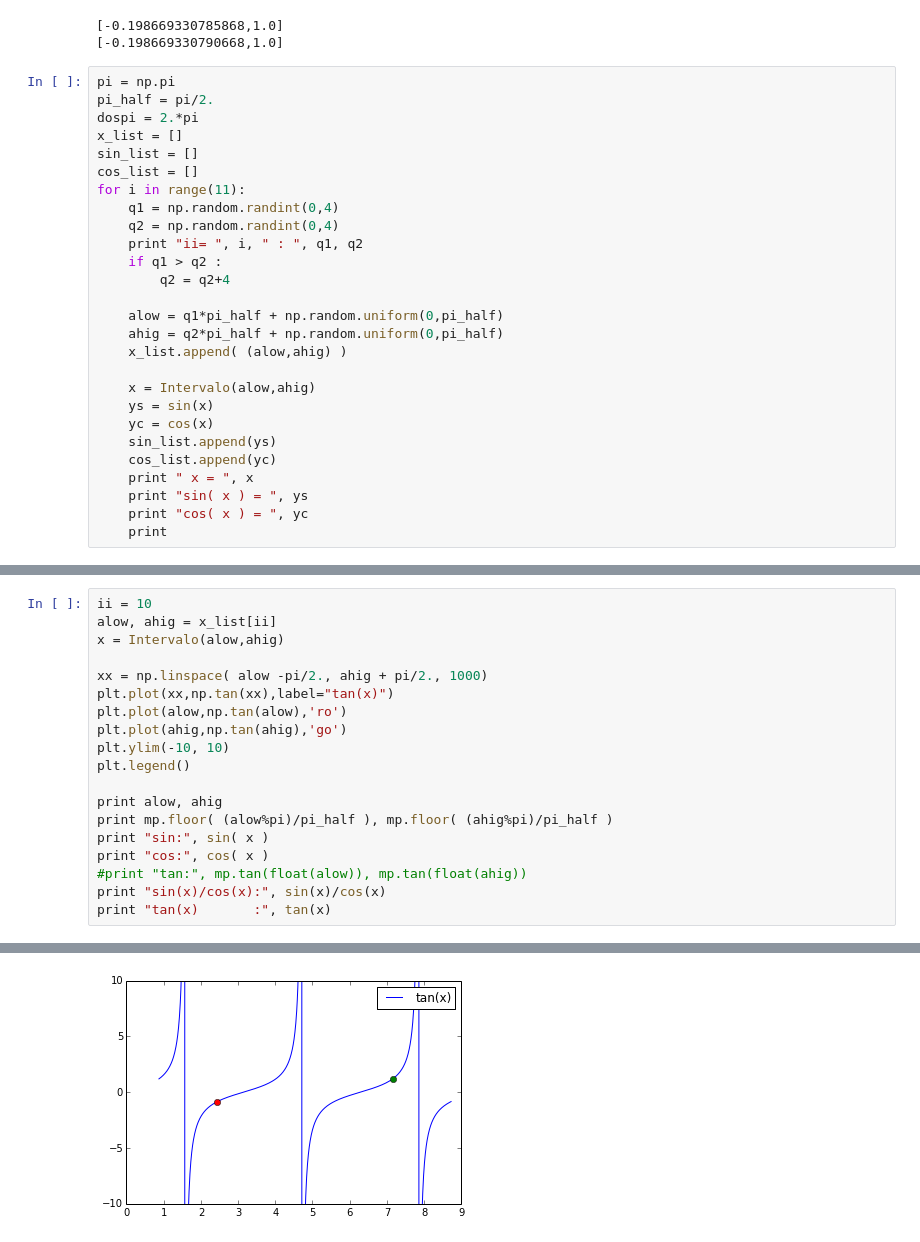
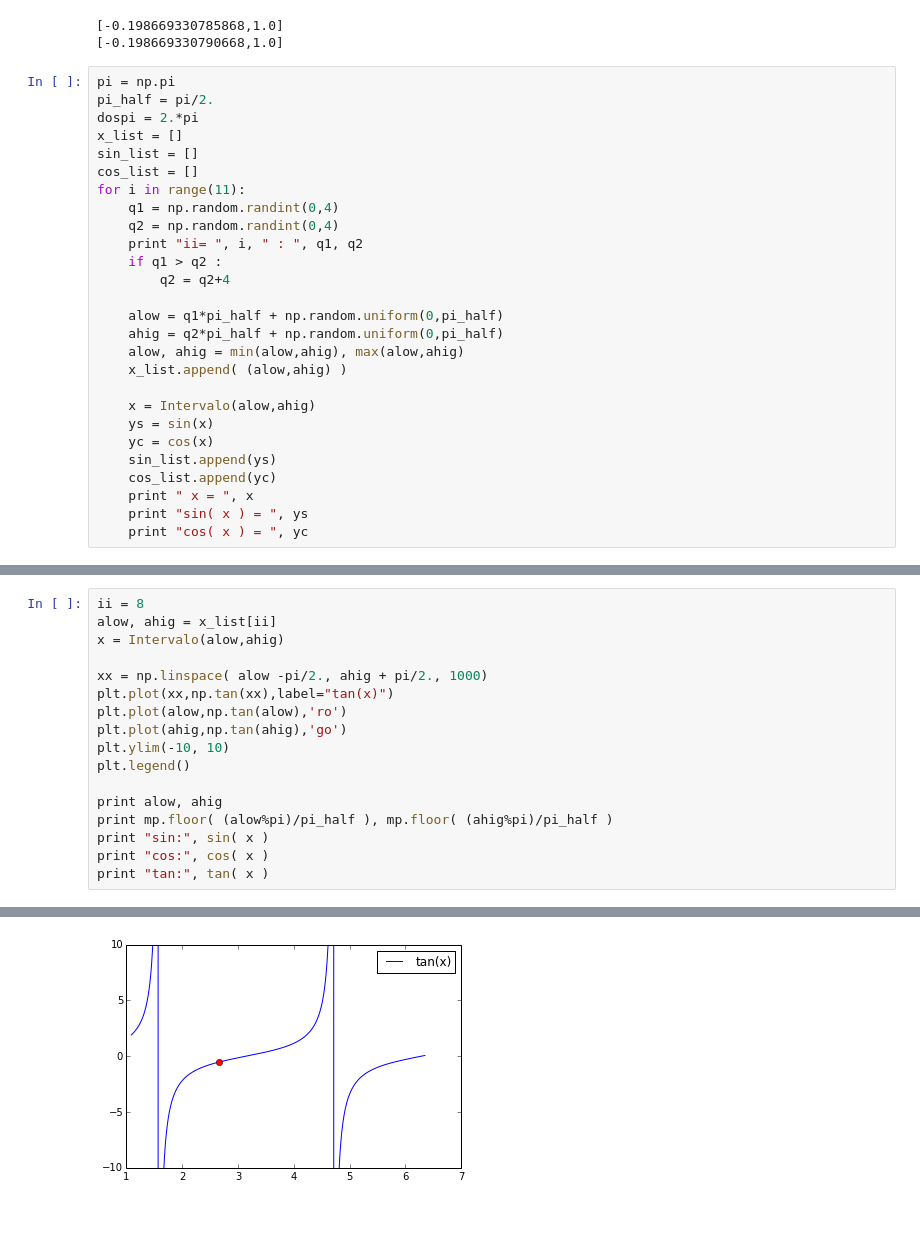
Before and after one commit to dpsanders/interval_arithmetic, a Jupyter notebook: Test_SinCos.ipynb, the cells around one changed output, grey strips where cells are left out. Drawn from its saved outputs; the diff is of its cells as text.

```diff
--- a/Test_SinCos.ipynb
+++ b/Test_SinCos.ipynb
@@ -69,6 +70,7 @@ for i in range(11):
 
     alow = q1*pi_half + np.random.uniform(0,pi_half)
     ahig = q2*pi_half + np.random.uniform(0,pi_half)
+    alow, ahig = min(alow,ahig), max(alow,ahig)
     x_list.append( (alow,ahig) )
 
     x = Intervalo(alow,ahig)
@@ -79,5 +81,4 @@ for i in range(11):
     print " x = ", x
     print "sin( x ) = ", ys
     print "cos( x ) = ", yc
-    print
 # %% [output]
@@ -128,5 +131,5 @@ Intervalo [mpf('-1.0'),mpf('1.0')]
 # %%
-ii = 10
+ii = 8
 alow, ahig = x_list[ii]
 x = Intervalo(alow,ahig)
 
@@ -141,7 +144,5 @@ print alow, ahig
 print mp.floor( (alow%pi)/pi_half ), mp.floor( (ahig%pi)/pi_half )
 print "sin:", sin( x )
 print "cos:", cos( x )
-#print "tan:", mp.tan(float(alow)), mp.tan(float(ahig))
-print "sin(x)/cos(x):", sin(x)/cos(x)
-print "tan(x)       :", tan(x)
+print "tan:", tan( x )
 # %% [output]
@@ -154 +154 @@ tan(x)       : [-inf,+inf]
-[figure, old version]
+[figure, new version]
```
Also changed, not shown: parts of 5 cells of this notebook, 1 other file.
